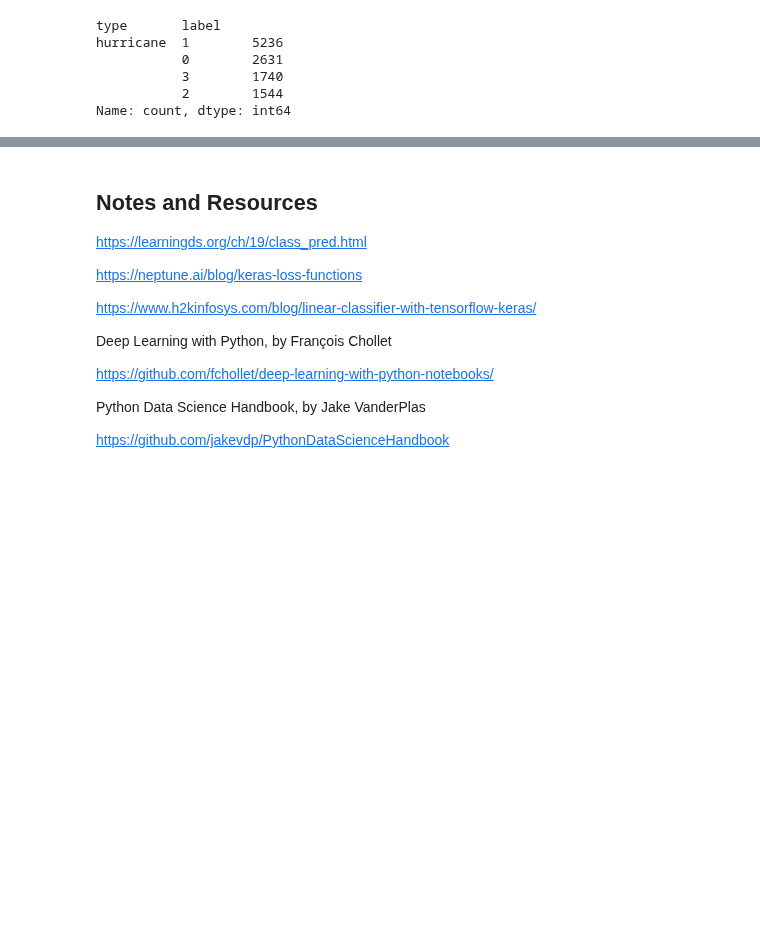
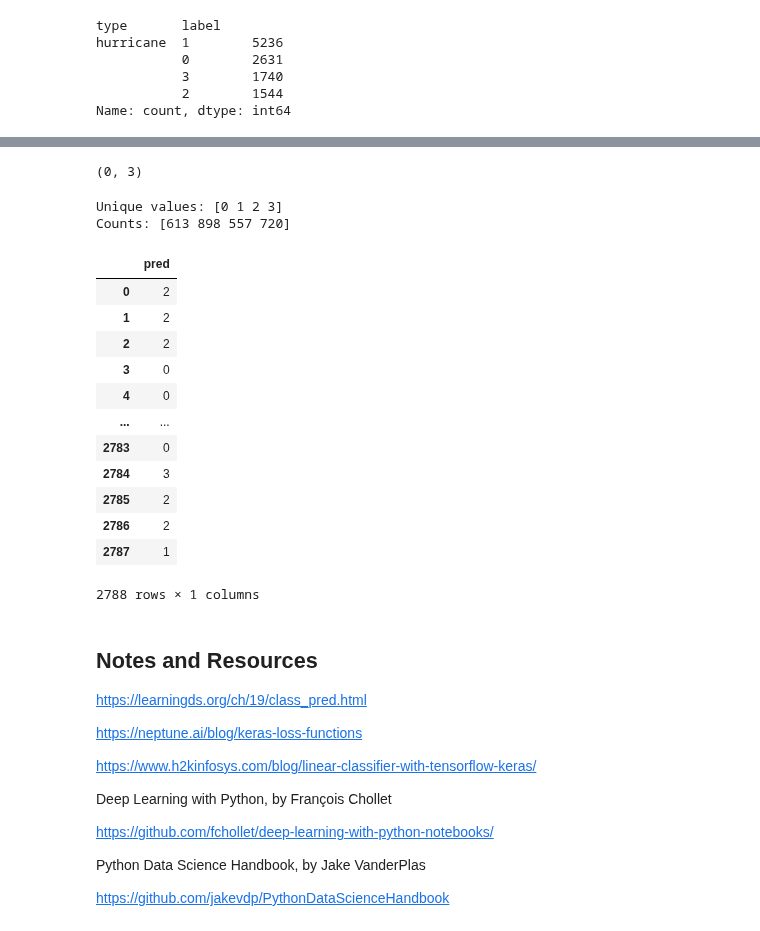
Before and after one commit to fractalclockwork/Data200, a Jupyter notebook: Source/Model_B_level_classifier.ipynb, the cells around one changed output, grey strips where cells are left out. Drawn from its saved outputs; the diff is of its cells as text; code cells hidden in the pictures; blank space fills up the shorter version.

Commit message:
new models and current work

```diff
--- a/Source/Model_B_level_classifier.ipynb
+++ b/Source/Model_B_level_classifier.ipynb
@@ -408,2 +419,0 @@ save_model_data('model_1', model, None, 'trained on k=5 folds', path=data_dir)
-# %%
-model, history, notes = load_model_data('model_1', path=data_dir)
@@ -448,0 +455,6 @@ weighted avg       0.59      0.57      0.53     11151
+# %%
+#test_df
+level_df = test_df[(test_df.type == 'hurricane')]
+X = level_df['image'].to_list()
+X = np.array([cv2.resize(img, (image_dim, image_dim)) for img in X])
+Y_pred = model.predict(X)
@@ -449,3 +463,42 @@ weighted avg       0.59      0.57      0.53     11151
+# %%
+def custom_activation(y):
+    return (y*4).astype(int)
+
+Y_pred_custom = custom_activation(Y_pred) #.reshape(-1,)
+Y_pred_custom.min(), Y_pred_custom.max()
+# %% [output]
+(0, 3)
+# %%
+Y_pred_custom= Y_pred.argmax(axis=1)
+# %%
+# Get unique values and their counts
+unique_values, counts = np.unique(Y_pred_custom, return_counts=True)
+
+# Print the results
+print("Unique values:", unique_values)
+print("Counts:", counts)
+# %% [output]
+Unique values: [0 1 2 3]
+Counts: [613 898 557 720]
+# %%
+Y_pred_out = pd.DataFrame(Y_pred_custom, columns=['pred'])
+Y_pred_out.to_csv('test_images_hurricane-matthew_predictions.csv', index=False)
+# %%
+Y_pred_out
+# %% [output]
+|  | pred |
+| 0 | 2 |
+| 1 | 2 |
+| 2 | 2 |
+| 3 | 0 |
+| 4 | 0 |
+| ... | ... |
+| 2783 | 0 |
+| 2784 | 3 |
+| 2785 | 2 |
+| 2786 | 2 |
+| 2787 | 1 |
+2788 rows × 1 columns
 # %% [markdown]
 ## Notes and Resources
 
```
Also changed, not shown: parts of 10 cells of this notebook, 4 other files.
